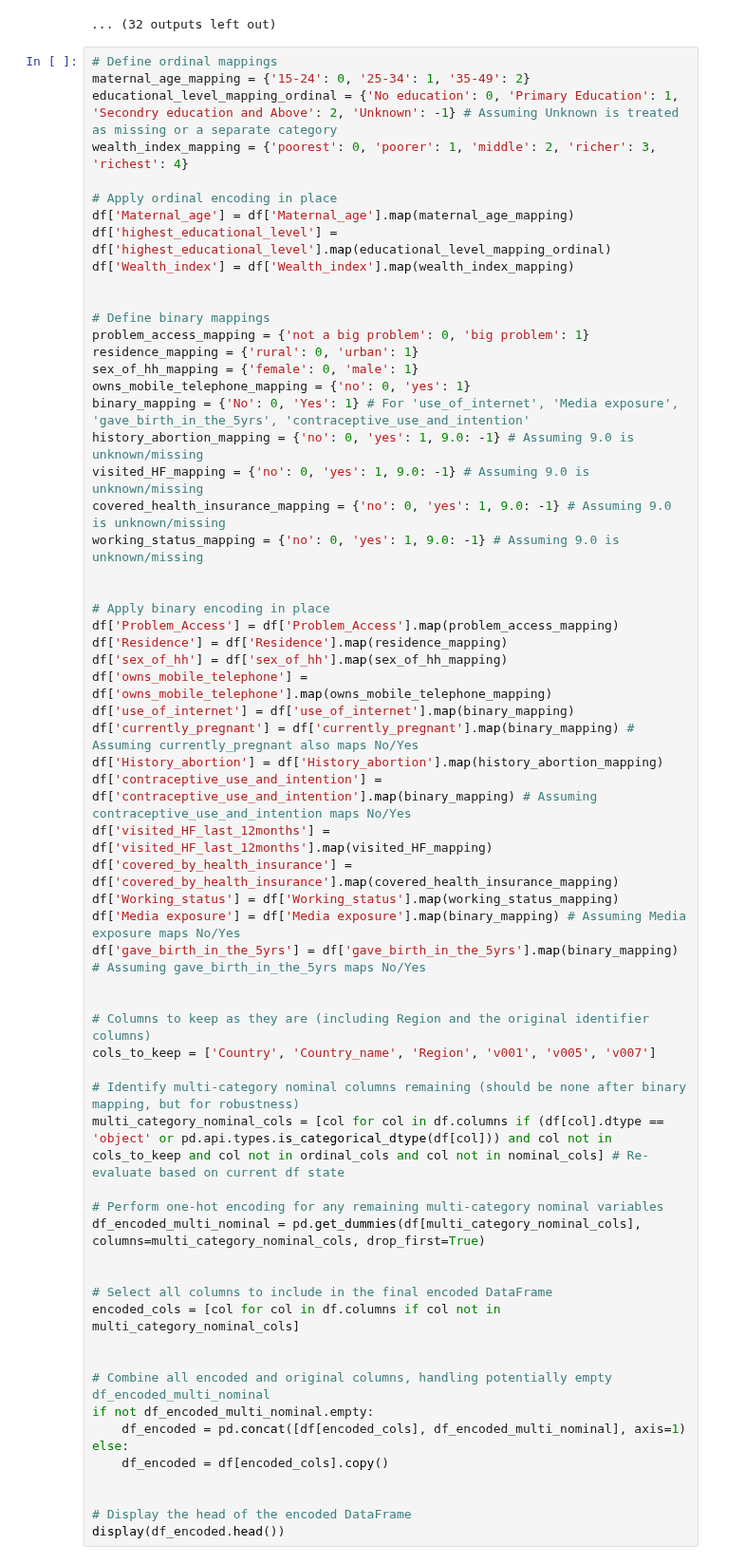
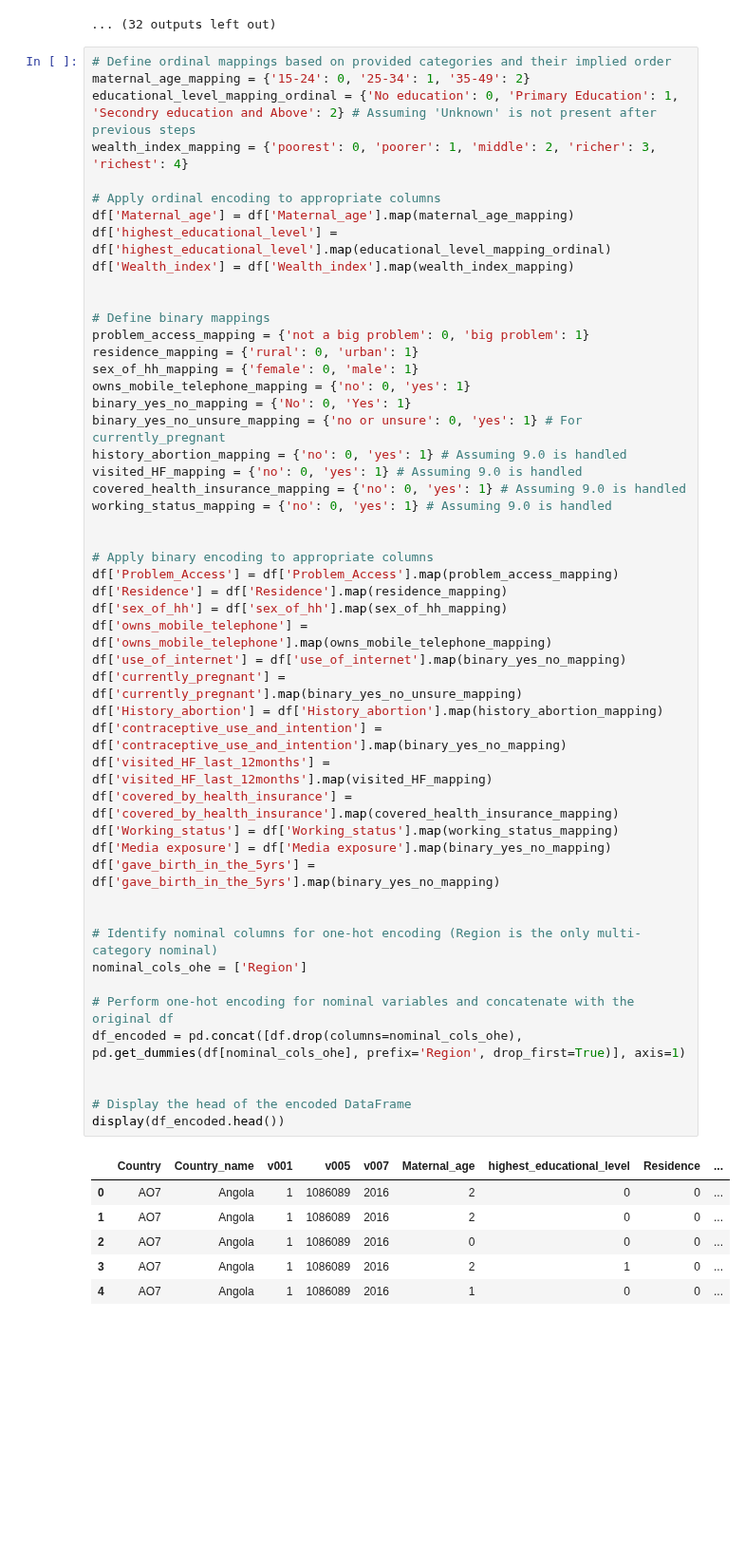
Before and after one commit to Fentahun60/Fentahun, a Jupyter notebook: access.ipynb, the cells around one changed output. Shown at 95% size. Cells and saved outputs as stored; diff of their text form; blank space fills up the shorter version.

```diff
--- a/access.ipynb
+++ b/access.ipynb
@@ -1105,66 +1105,59 @@ array([2016, 2015, 2021, 2018, 2017, 2023, 2024, 2019, 2008, 2020, 2022],
       dtype=int16)
 ... (32 outputs left out)
 # %%
-# Define ordinal mappings
+# Define ordinal mappings based on provided categories and their implied order
 maternal_age_mapping = {'15-24': 0, '25-34': 1, '35-49': 2}
-educational_level_mapping_ordinal = {'No education': 0, 'Primary Education': 1, 'Secondry education and Above': 2, 'Unknown': -1} # Assuming Unknown is treated as missing or a separate category
+educational_level_mapping_ordinal = {'No education': 0, 'Primary Education': 1, 'Secondry education and Above': 2} # Assuming 'Unknown' is not present after previous steps
 wealth_index_mapping = {'poorest': 0, 'poorer': 1, 'middle': 2, 'richer': 3, 'richest': 4}
 
-# Apply ordinal encoding in place
+# Apply ordinal encoding to appropriate columns
 df['Maternal_age'] = df['Maternal_age'].map(maternal_age_mapping)
 df['highest_educational_level'] = df['highest_educational_level'].map(educational_level_mapping_ordinal)
 df['Wealth_index'] = df['Wealth_index'].map(wealth_index_mapping)
 
 
 # Define binary mappings
 problem_access_mapping = {'not a big problem': 0, 'big problem': 1}
 residence_mapping = {'rural': 0, 'urban': 1}
 sex_of_hh_mapping = {'female': 0, 'male': 1}
 owns_mobile_telephone_mapping = {'no': 0, 'yes': 1}
-binary_mapping = {'No': 0, 'Yes': 1} # For 'use_of_internet', 'Media exposure', 'gave_birth_in_the_5yrs', 'contraceptive_use_and_intention'
-history_abortion_mapping = {'no': 0, 'yes': 1, 9.0: -1} # Assuming 9.0 is unknown/missing
-visited_HF_mapping = {'no': 0, 'yes': 1, 9.0: -1} # Assuming 9.0 is unknown/missing
-covered_health_insurance_mapping = {'no': 0, 'yes': 1, 9.0: -1} # Assuming 9.0 is unknown/missing
-working_status_mapping = {'no': 0, 'yes': 1, 9.0: -1} # Assuming 9.0 is unknown/missing
+binary_yes_no_mapping = {'No': 0, 'Yes': 1}
+binary_yes_no_unsure_mapping = {'no or unsure': 0, 'yes': 1} # For currently_pregnant
+history_abortion_mapping = {'no': 0, 'yes': 1} # Assuming 9.0 is handled
+visited_HF_mapping = {'no': 0, 'yes': 1} # Assuming 9.0 is handled
+covered_health_insurance_mapping = {'no': 0, 'yes': 1} # Assuming 9.0 is handled
+working_status_mapping = {'no': 0, 'yes': 1} # Assuming 9.0 is handled
 
 
-# Apply binary encoding in place
+# Apply binary encoding to appropriate columns
 df['Problem_Access'] = df['Problem_Access'].map(problem_access_mapping)
 df['Residence'] = df['Residence'].map(residence_mapping)
 df['sex_of_hh'] = df['sex_of_hh'].map(sex_of_hh_mapping)
 df['owns_mobile_telephone'] = df['owns_mobile_telephone'].map(owns_mobile_telephone_mapping)
-df['use_of_internet'] = df['use_of_internet'].map(binary_mapping)
-df['currently_pregnant'] = df['currently_pregnant'].map(binary_mapping) # Assuming currently_pregnant also maps No/Yes
+df['use_of_internet'] = df['use_of_internet'].map(binary_yes_no_mapping)
+df['currently_pregnant'] = df['currently_pregnant'].map(binary_yes_no_unsure_mapping)
 df['History_abortion'] = df['History_abortion'].map(history_abortion_mapping)
-df['contraceptive_use_and_intention'] = df['contraceptive_use_and_intention'].map(binary_mapping) # Assuming contraceptive_use_and_intention maps No/Yes
+df['contraceptive_use_and_intention'] = df['contraceptive_use_and_intention'].map(binary_yes_no_mapping)
 df['visited_HF_last_12months'] = df['visited_HF_last_12months'].map(visited_HF_mapping)
 df['covered_by_health_insurance'] = df['covered_by_health_insurance'].map(covered_health_insurance_mapping)
 df['Working_status'] = df['Working_status'].map(working_status_mapping)
-df['Media exposure'] = df['Media exposure'].map(binary_mapping) # Assuming Media exposure maps No/Yes
-df['gave_birth_in_the_5yrs'] = df['gave_birth_in_the_5yrs'].map(binary_mapping) # Assuming gave_birth_in_the_5yrs maps No/Yes
+df['Media exposure'] = df['Media exposure'].map(binary_yes_no_mapping)
+df['gave_birth_in_the_5yrs'] = df['gave_birth_in_the_5yrs'].map(binary_yes_no_mapping)
 
 
-# Columns to keep as they are (including Region and the original identifier columns)
-cols_to_keep = ['Country', 'Country_name', 'Region', 'v001', 'v005', 'v007']
+# Identify nominal columns for one-hot encoding (Region is the only multi-category nominal)
+nominal_cols_ohe = ['Region']
 
-# Identify multi-category nominal columns remaining (should be none after binary mapping, but for robustness)
-multi_category_nominal_cols = [col for col in df.columns if (df[col].dtype == 'object' or pd.api.types.is_categorical_dtype(df[col])) and col not in cols_to_keep and col not in ordinal_cols and col not in nominal_cols] # Re-evaluate based on current df state
-
-# Perform one-hot encoding for any remaining multi-category nominal variables
-df_encoded_multi_nominal = pd.get_dummies(df[multi_category_nominal_cols], columns=multi_category_nominal_cols, drop_first=True)
-
-
-# Select all columns to include in the final encoded DataFrame
-encoded_cols = [col for col in df.columns if col not in multi_category_nominal_cols]
-
-
-# Combine all encoded and original columns, handling potentially empty df_encoded_multi_nominal
-if not df_encoded_multi_nominal.empty:
-    df_encoded = pd.concat([df[encoded_cols], df_encoded_multi_nominal], axis=1)
-else:
-    df_encoded = df[encoded_cols].copy()
+# Perform one-hot encoding for nominal variables and concatenate with the original df
+df_encoded = pd.concat([df.drop(columns=nominal_cols_ohe), pd.get_dummies(df[nominal_cols_ohe], prefix='Region', drop_first=True)], axis=1)
 
 
 # Display the head of the encoded DataFrame
 display(df_encoded.head())
 # %% [output]
+|  | Country | Country_name | v001 | v005 | v007 | Maternal_age | highest_educational_level | Residence | ... |
+| 0 | AO7 | Angola | 1 | 1086089 | 2016 | 2 | 0 | 0 | ... |
+| 1 | AO7 | Angola | 1 | 1086089 | 2016 | 2 | 0 | 0 | ... |
+| 2 | AO7 | Angola | 1 | 1086089 | 2016 | 0 | 0 | 0 | ... |
+| 3 | AO7 | Angola | 1 | 1086089 | 2016 | 2 | 1 | 0 | ... |
+| 4 | AO7 | Angola | 1 | 1086089 | 2016 | 1 | 0 | 0 | ... |
```
Also changed, not shown: parts of 7 cells of this notebook.
